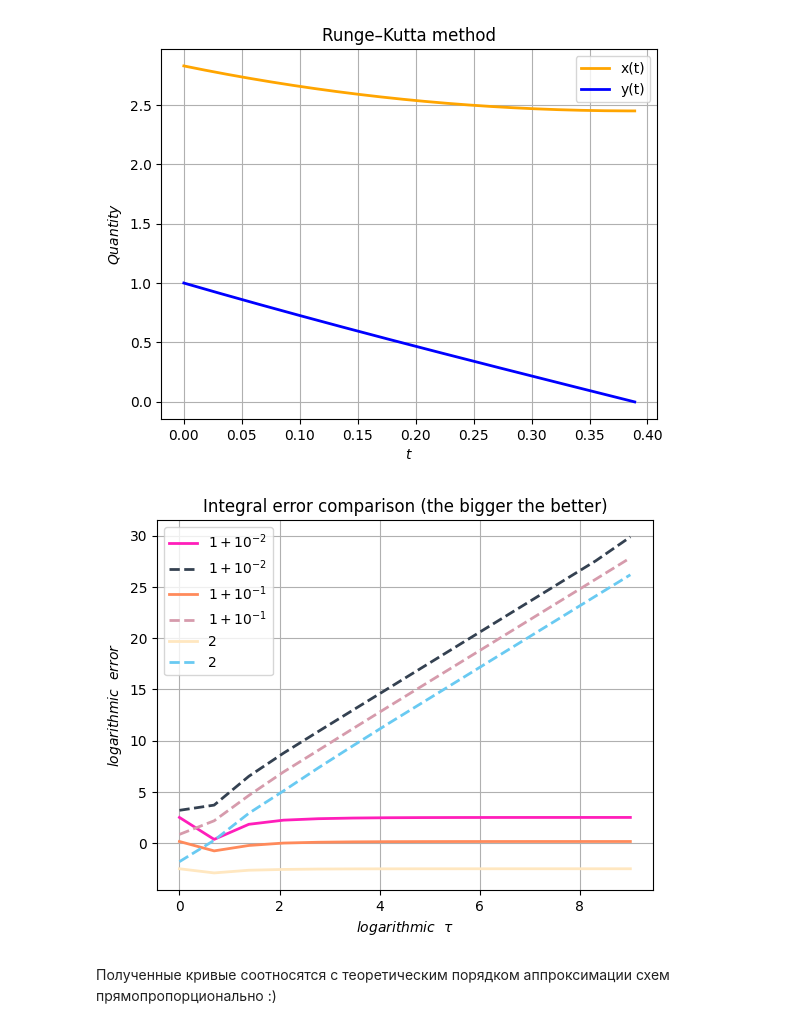
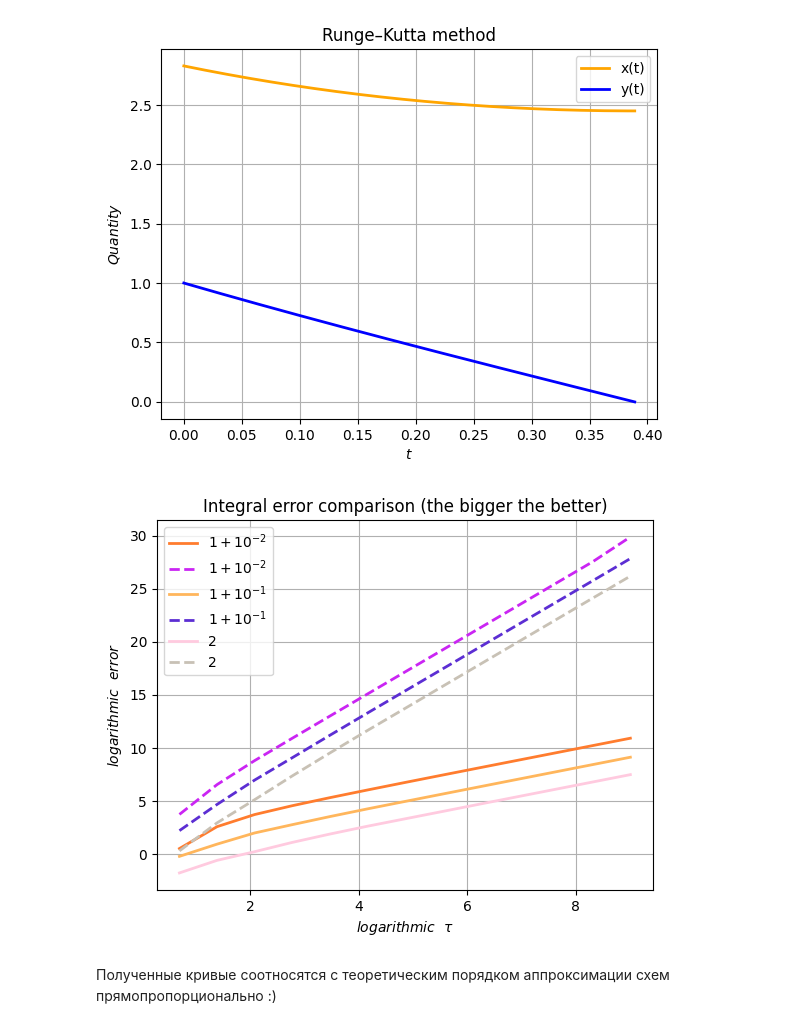
Before and after one commit to underham2ter/comp-phys, a Jupyter notebook: IVP_ODE.ipynb, the cells around one changed output. Drawn from its saved outputs; the diff is of its cells as text; code cells hidden in the pictures.

```diff
--- a/IVP_ODE.ipynb
+++ b/IVP_ODE.ipynb
@@ -343,6 +343,8 @@ for u0 in u0_:
 [figure]
 [figure]
 # %%
+from decimal import Decimal
+
 u0_=[[np.sqrt(2)*(1+10**(-2)),1],[np.sqrt(2)*(1+10**(-1)), 1],[np.sqrt(2)*2, 1]]
 C = [[0, -2],[-1, 0]]
 
@@ -365,8 +367,8 @@ def BE_Integral_Of_Waaaar(A, u0, I_0, dt):
         if y_next <= 0 or x_next <= 0: break
         k+=1
 
-    I = -abs(A[0][1]*y_next**2+x_next**2)
-    dI = -np.log(np.abs(I-I_0))
+    I = abs(A[0][1]*Decimal(y_next)**2)-Decimal(x_next)**2
+    dI = -np.log(np.abs(float(I-I_0)))
     return dI
 
 
@@ -387,39 +389,39 @@ def kek(A, u0, I_0, dt):
         x_next = y[k][0] + dt/2*(A[0][0]*y[k][0]+A[0][1]*y[k][1]+A[0][0]*x_+A[0][1]*y_)
 
         y.append([x_next, y_next])
 
         if y_next <= 0 or x_next <= 0: break
         k+=1
 
-    I = abs(A[0][1]*y_next**2+x_next**2)
-    dI = -np.log(np.abs(I-I_0))
+    I = abs(A[0][1]*Decimal(y_next)**2)-Decimal(x_next)**2
+    dI = -np.log(np.abs(float(I-I_0)))
     return dI
 
 labels = ["$1+10^{-2}$","$1+10^{-1}$","2"]
 for u0 in u0_:
-    I_0 = abs(C[0][1]*u0[1]**2+u0[0]**2)
+    I_0 = abs(C[0][1]*Decimal(u0[1])**2)-Decimal(u0[0])**2
     i, dt, alpha = 1, 1, 1
     tt, dI_BE, dI_RK = [], [], []
     while dt > 10**(-4):
 
         tt.append(-np.log(dt))
 
         dI_BE.append(BE_Integral_Of_Waaaar(C, u0=u0, I_0=I_0, dt=dt))
         dI_RK.append(kek(C, u0=u0, I_0=I_0, dt=dt))
         dt = alpha*2**(-i)
         i += 1
     plt.ylabel("$logarithmic~~error$")
     plt.xlabel("$logarithmic~~\\tau$")
-    plt.plot(tt, dI_BE, '-', lw=2, color=('#%06X' % randint(0xFF00FF, 0xFFFAFF)),label=labels[0])
-    plt.plot(tt, dI_RK, '--', lw=2, color=('#%06X' % randint(0x110011, 0xFF00FF)),label=labels[0])
+    plt.plot(tt[1:], dI_BE[1:], '-', lw=2, color=('#%06X' % randint(0xFF00FF, 0xFFFAFF)),label=labels[0])
+    plt.plot(tt[1:], dI_RK[1:], '--', lw=2, color=('#%06X' % randint(0x110011, 0xFF00FF)),label=labels[0])
     labels.pop(0)
 
 plt.title("Integral error comparison (the bigger the better)")
 plt.grid(True)
 plt.legend()
 plt.show()
 # %% [output]
-[figure, old version]
+[figure, new version]
 # %% [markdown]
 Полученные кривые соотносятся с теоретическим порядком аппроксимации схем прямопропорционально :)
 # %% [markdown]
```
